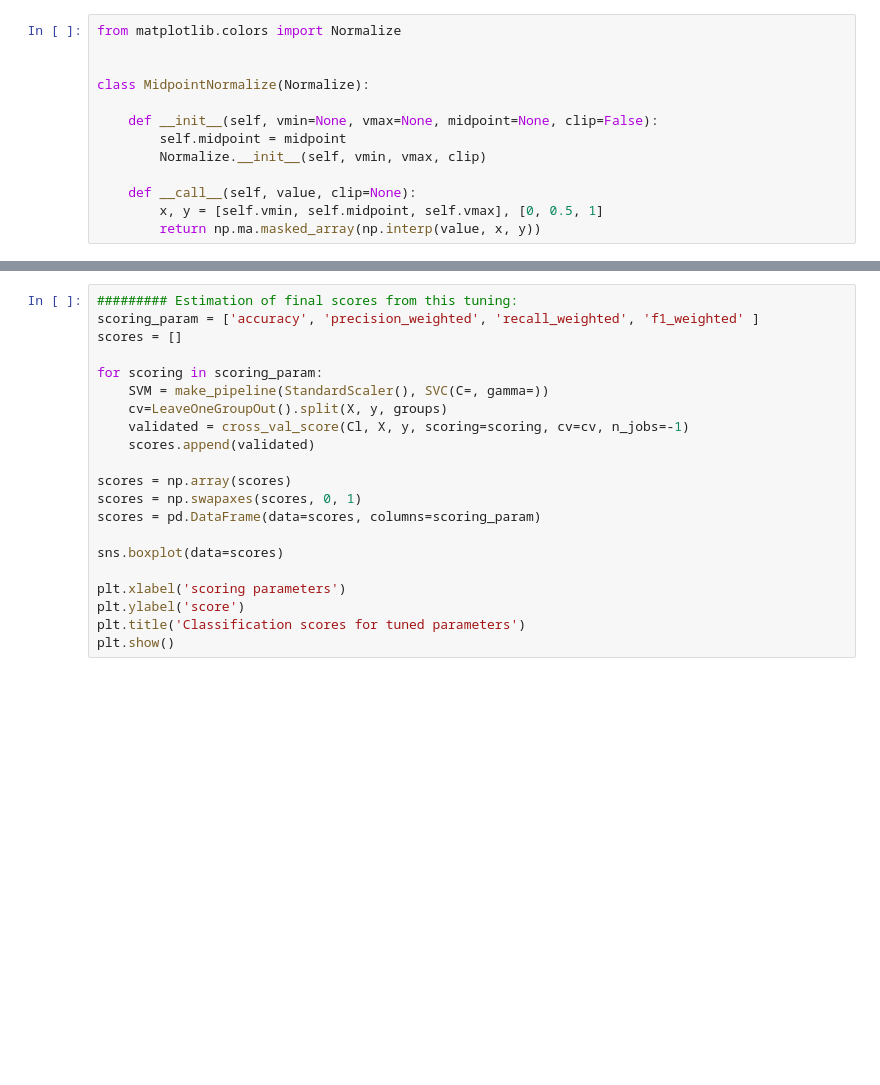
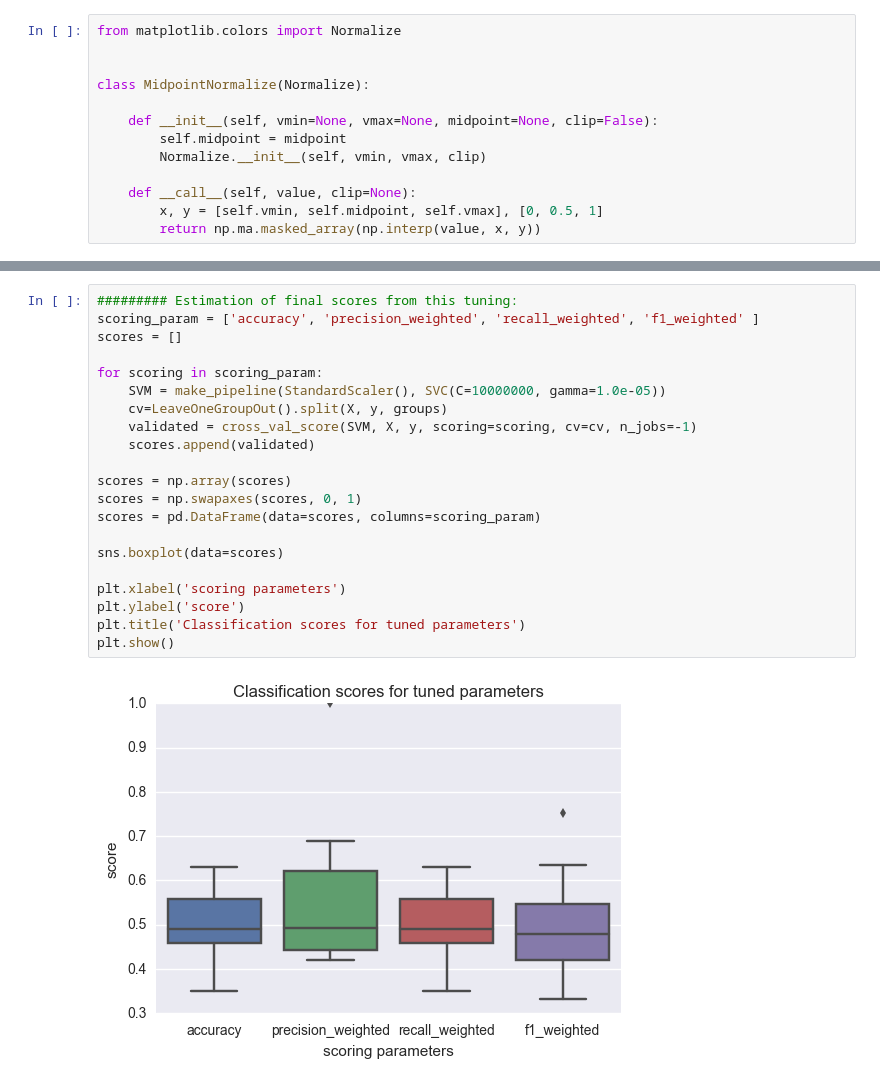
Before and after one commit to lperozzi/2016-ml-contest_liamlearn, a Jupyter notebook: SVM_cA1_db3.ipynb, the cells around one changed output, grey strips where cells are left out. Cells and saved outputs as stored; diff of their text form; blank space fills up the shorter version.

```diff
--- a/SVM_cA1_db3.ipynb
+++ b/SVM_cA1_db3.ipynb
@@ -141,21 +146,23 @@ plt.show()
 # %%
 ######### Estimation of final scores from this tuning:
 scoring_param = ['accuracy', 'precision_weighted', 'recall_weighted', 'f1_weighted' ]
 scores = []
 
 for scoring in scoring_param:
-    SVM = make_pipeline(StandardScaler(), SVC(C=, gamma=))
+    SVM = make_pipeline(StandardScaler(), SVC(C=10000000, gamma=1.0e-05))
     cv=LeaveOneGroupOut().split(X, y, groups)
-    validated = cross_val_score(Cl, X, y, scoring=scoring, cv=cv, n_jobs=-1)
+    validated = cross_val_score(SVM, X, y, scoring=scoring, cv=cv, n_jobs=-1)
     scores.append(validated)
 
 scores = np.array(scores)
 scores = np.swapaxes(scores, 0, 1)
 scores = pd.DataFrame(data=scores, columns=scoring_param)
 
 sns.boxplot(data=scores)
 
 plt.xlabel('scoring parameters')
 plt.ylabel('score')
 plt.title('Classification scores for tuned parameters')
 plt.show()
+# %% [output]
+[figure, added]
```
Also changed, not shown: parts of 3 cells of this notebook, 6 other files.
